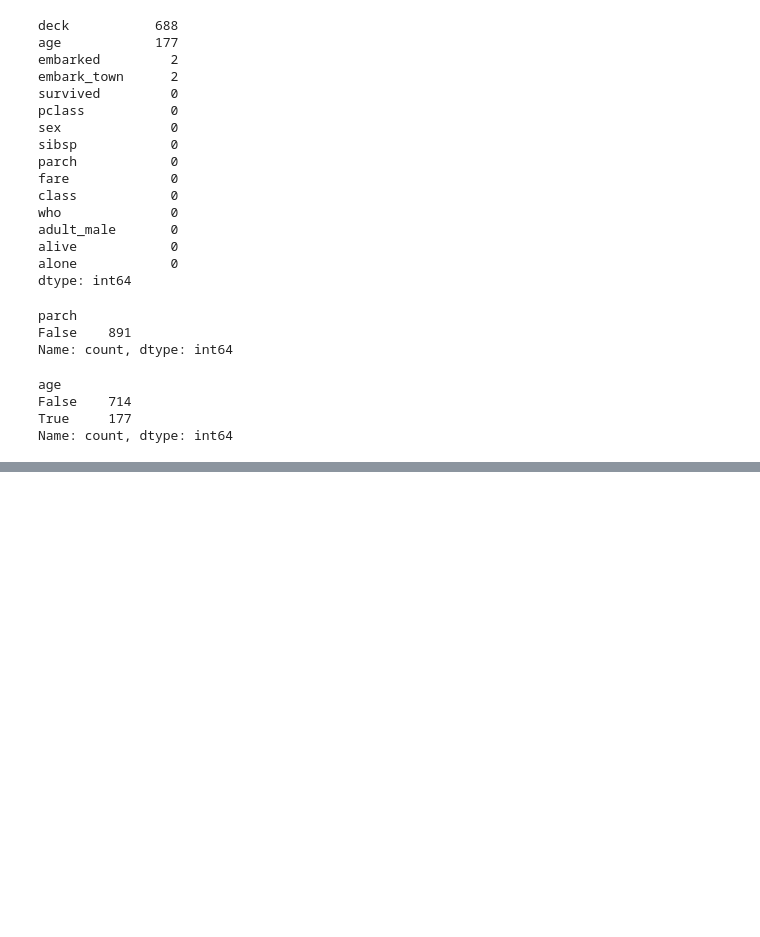
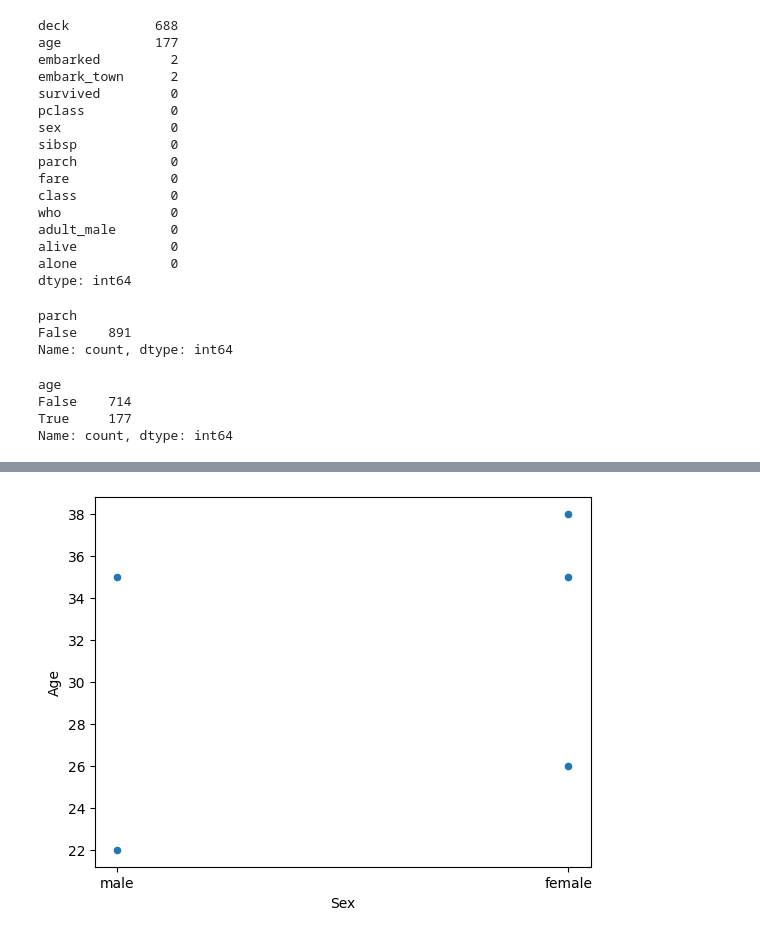
Before and after one commit to itsmemauliii/CodSoft, a Jupyter notebook: Task1.ipynb, the cells around one changed output, grey strips where cells are left out. Drawn from its saved outputs; the diff is of its cells as text; code cells hidden in the pictures; blank space fills up the shorter version.

```diff
--- a/Task1.ipynb
+++ b/Task1.ipynb
@@ -236,0 +305,5 @@ Name: count, dtype: int64
+# %%
+data.plot(kind='scatter', x='Sex', y='Age')
+plt.show()
+# %% [output]
+[figure, added]
```
Also changed, not shown: parts of 36 cells of this notebook.
